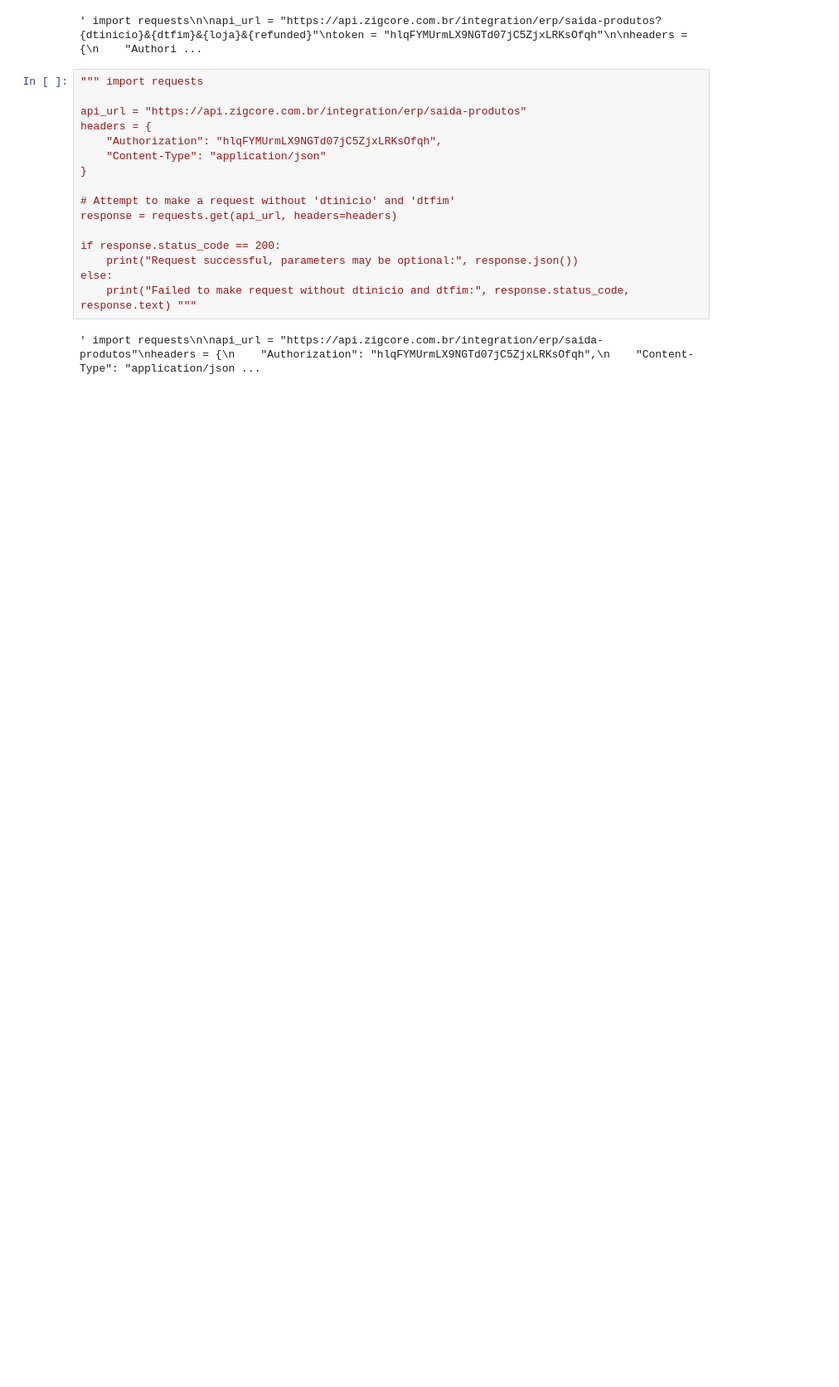
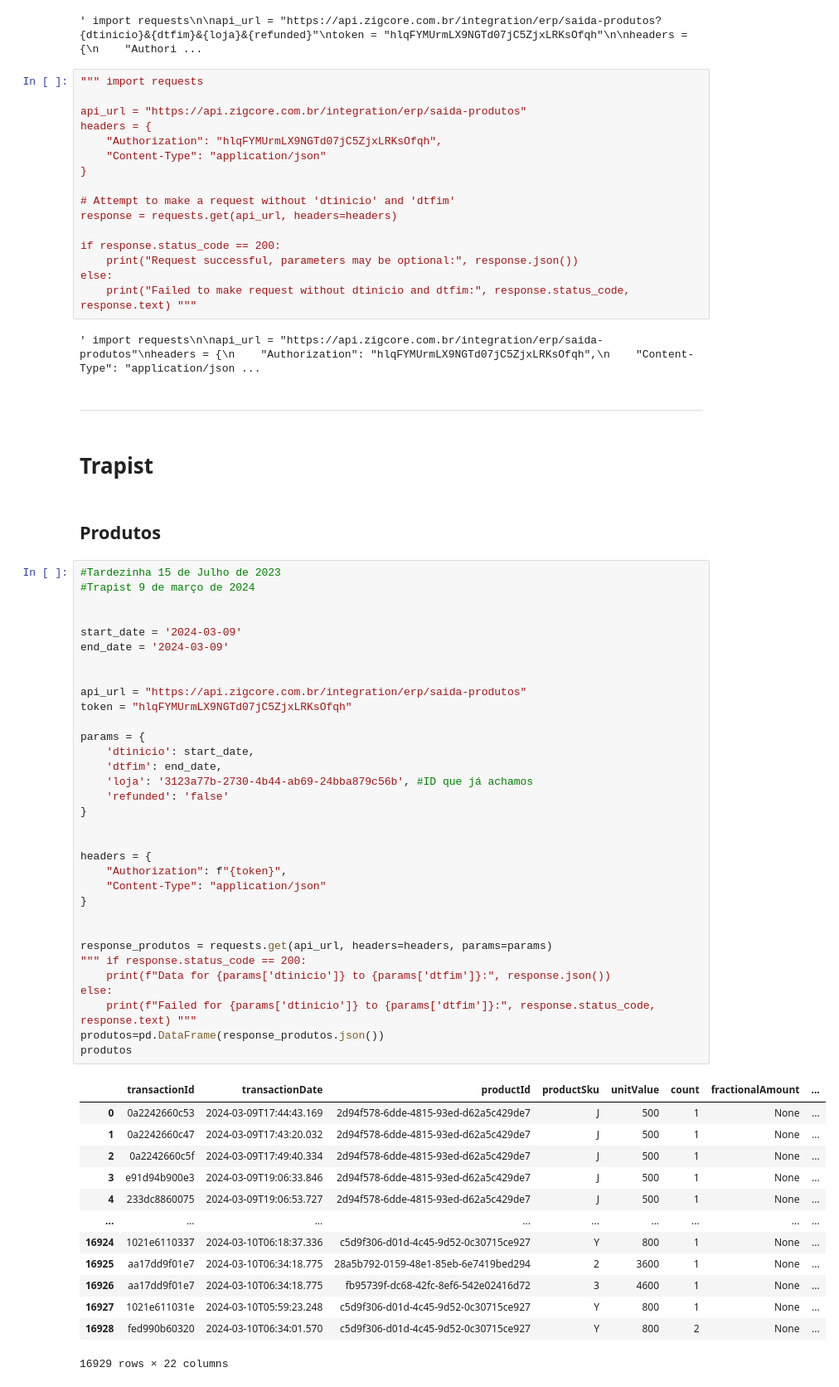
Before and after one commit to mateusono1/CB-Produ-es, a Jupyter notebook: API_ZIG.ipynb, the cells around one changed output. Shown: that part at 83% size. Drawn from its saved outputs; the diff is of its cells as text; blank space fills up the shorter version.

```diff
--- a/API_ZIG.ipynb
+++ b/API_ZIG.ipynb
@@ -115,3 +214,56 @@ else:
     print("Failed to make request without dtinicio and dtfim:", response.status_code, response.text) """
 # %% [output]
 ' import requests\n\napi_url = "https://api.zigcore.com.br/integration/erp/saida-produtos"\nheaders = {\n    "Authorization": "hlqFYMUrmLX9NGTd07jC5ZjxLRKsOfqh",\n    "Content-Type": "application/json ...
+# %% [markdown]
+ - - -
+# %% [markdown]
+# Trapist
+# %% [markdown]
+## Produtos
+# %%
+#Tardezinha 15 de Julho de 2023
+#Trapist 9 de março de 2024
+
+
+start_date = '2024-03-09'
+end_date = '2024-03-09'
+
+
+api_url = "https://api.zigcore.com.br/integration/erp/saida-produtos"
+token = "hlqFYMUrmLX9NGTd07jC5ZjxLRKsOfqh"
+
+params = {
+    'dtinicio': start_date,
+    'dtfim': end_date,
+    'loja': '3123a77b-2730-4b44-ab69-24bba879c56b', #ID que já achamos
+    'refunded': 'false'
+}
+
+
+headers = {
+    "Authorization": f"{token}",
+    "Content-Type": "application/json"
+}
+
+
+response_produtos = requests.get(api_url, headers=headers, params=params)
+""" if response.status_code == 200:
+    print(f"Data for {params['dtinicio']} to {params['dtfim']}:", response.json())
+else:
+    print(f"Failed for {params['dtinicio']} to {params['dtfim']}:", response.status_code, response.text) """
+produtos=pd.DataFrame(response_produtos.json())
+produtos
+# %% [output]
+|  | transactionId | transactionDate | productId | productSku | unitValue | count | fractionalAmount | ... |
+| 0 | 0a2242660c53 | 2024-03-09T17:44:43.169 | 2d94f578-6dde-4815-93ed-d62a5c429de7 | J | 500 | 1 | None | ... |
+| 1 | 0a2242660c47 | 2024-03-09T17:43:20.032 | 2d94f578-6dde-4815-93ed-d62a5c429de7 | J | 500 | 1 | None | ... |
+| 2 | 0a2242660c5f | 2024-03-09T17:49:40.334 | 2d94f578-6dde-4815-93ed-d62a5c429de7 | J | 500 | 1 | None | ... |
+| 3 | e91d94b900e3 | 2024-03-09T19:06:33.846 | 2d94f578-6dde-4815-93ed-d62a5c429de7 | J | 500 | 1 | None | ... |
+| 4 | 233dc8860075 | 2024-03-09T19:06:53.727 | 2d94f578-6dde-4815-93ed-d62a5c429de7 | J | 500 | 1 | None | ... |
+| ... | ... | ... | ... | ... | ... | ... | ... | ... |
+| 16924 | 1021e6110337 | 2024-03-10T06:18:37.336 | c5d9f306-d01d-4c45-9d52-0c30715ce927 | Y | 800 | 1 | None | ... |
+| 16925 | aa17dd9f01e7 | 2024-03-10T06:34:18.775 | 28a5b792-0159-48e1-85eb-6e7419bed294 | 2 | 3600 | 1 | None | ... |
+| 16926 | aa17dd9f01e7 | 2024-03-10T06:34:18.775 | fb95739f-dc68-42fc-8ef6-542e02416d72 | 3 | 4600 | 1 | None | ... |
+| 16927 | 1021e611031e | 2024-03-10T05:59:23.248 | c5d9f306-d01d-4c45-9d52-0c30715ce927 | Y | 800 | 1 | None | ... |
+| 16928 | fed990b60320 | 2024-03-10T06:34:01.570 | c5d9f306-d01d-4c45-9d52-0c30715ce927 | Y | 800 | 2 | None | ... |
+16929 rows × 22 columns
```
Also changed, not shown: parts of 16 cells of this notebook.
